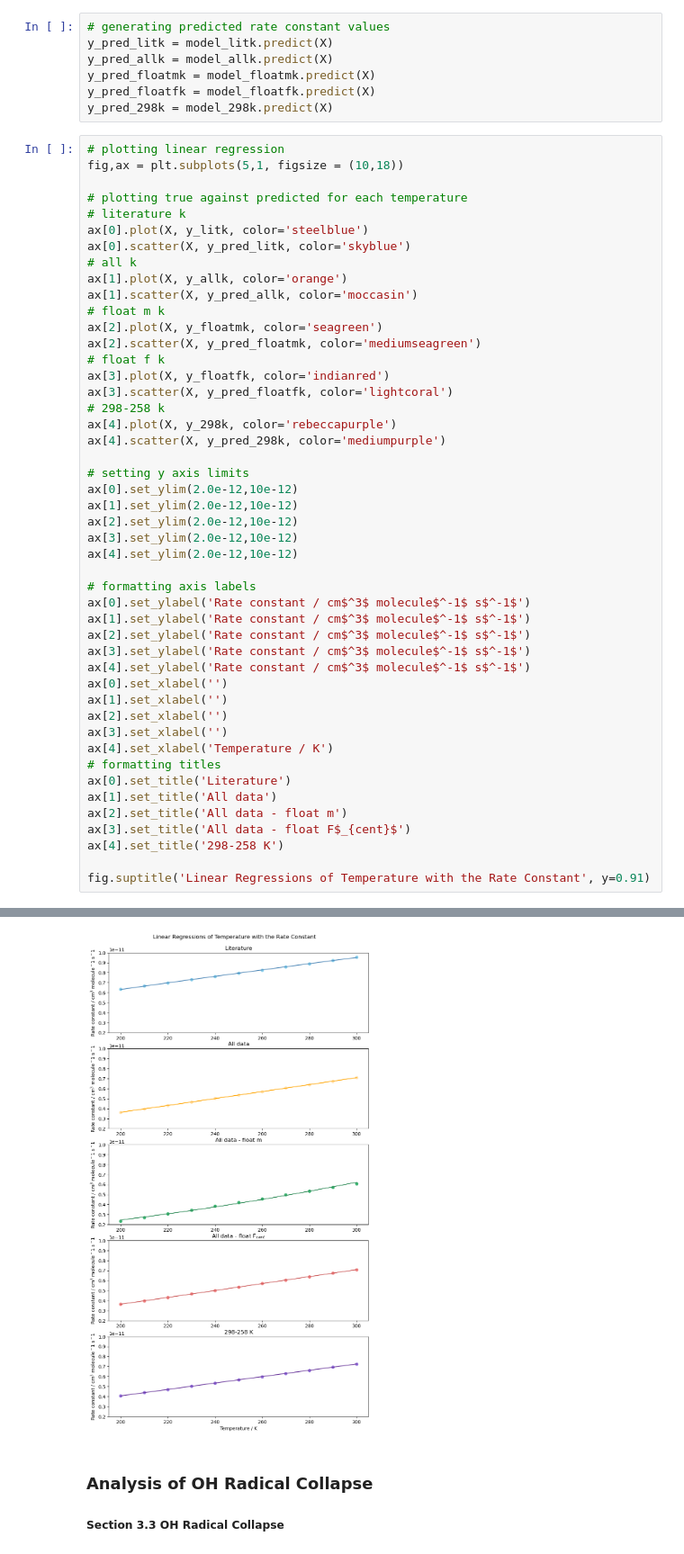
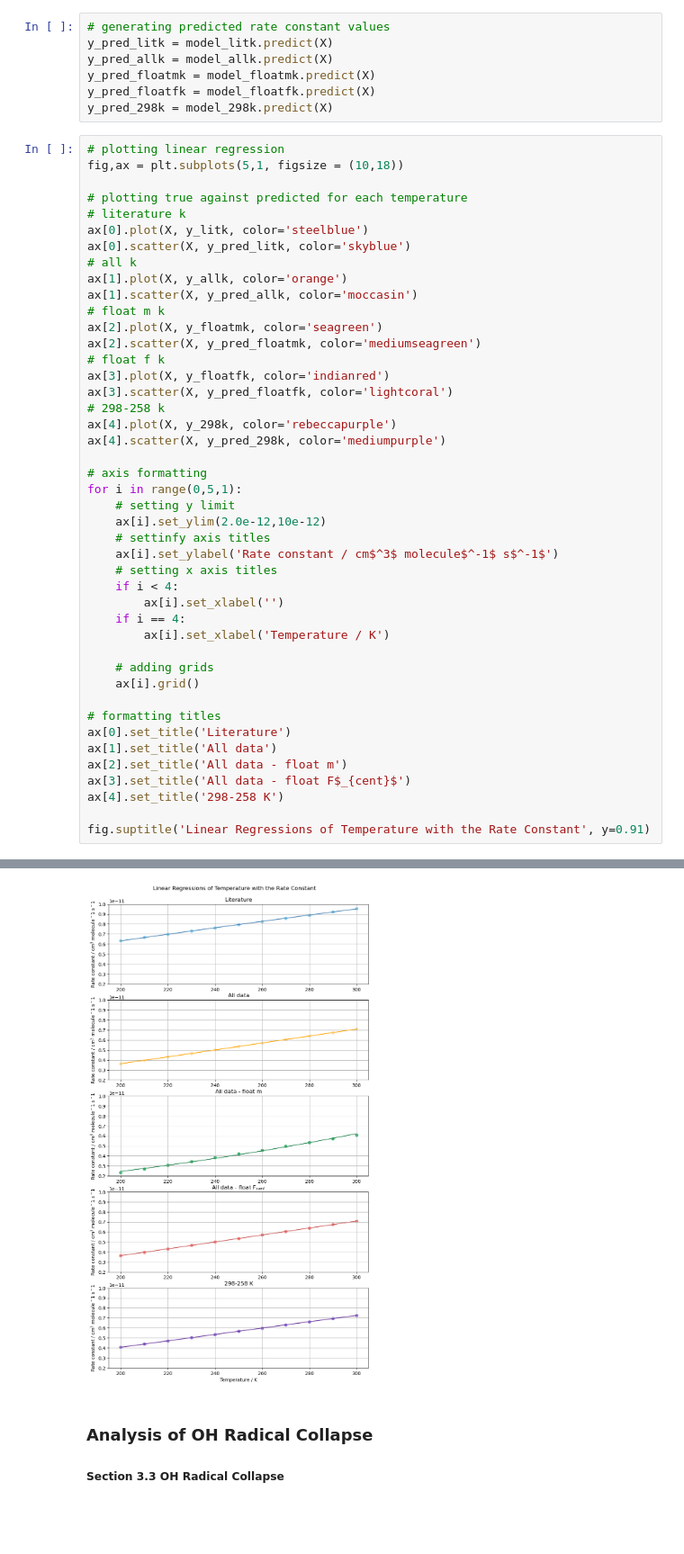
Before and after one commit to annie2234/A-K-OHNO-Thesis, a Jupyter notebook: Analysis.ipynb, the cells around one changed output, grey strips where cells are left out. Shown at 90% size. Cells and saved outputs as stored; diff of their text form; blank space fills up the shorter version.

```diff
--- a/Analysis.ipynb
+++ b/Analysis.ipynb
@@ -529,51 +530,48 @@ y_pred_298k = model_298k.predict(X)
 fig,ax = plt.subplots(5,1, figsize = (10,18))
 
 # plotting true against predicted for each temperature
 # literature k
 ax[0].plot(X, y_litk, color='steelblue')
 ax[0].scatter(X, y_pred_litk, color='skyblue')
 # all k
 ax[1].plot(X, y_allk, color='orange')
 ax[1].scatter(X, y_pred_allk, color='moccasin')
 # float m k
 ax[2].plot(X, y_floatmk, color='seagreen')
 ax[2].scatter(X, y_pred_floatmk, color='mediumseagreen')
 # float f k
 ax[3].plot(X, y_floatfk, color='indianred')
 ax[3].scatter(X, y_pred_floatfk, color='lightcoral')
 # 298-258 k
 ax[4].plot(X, y_298k, color='rebeccapurple')
 ax[4].scatter(X, y_pred_298k, color='mediumpurple')
 
-# setting y axis limits
-ax[0].set_ylim(2.0e-12,10e-12)
-ax[1].set_ylim(2.0e-12,10e-12)
-ax[2].set_ylim(2.0e-12,10e-12)
-ax[3].set_ylim(2.0e-12,10e-12)
-ax[4].set_ylim(2.0e-12,10e-12)
+# axis formatting
+for i in range(0,5,1):
+    # setting y limit
+    ax[i].set_ylim(2.0e-12,10e-12)
+    # settinfy axis titles
+    ax[i].set_ylabel('Rate constant / cm$^3$ molecule$^-1$ s$^-1$')
+    # setting x axis titles
+    if i < 4:
+        ax[i].set_xlabel('')
+    if i == 4:
+        ax[i].set_xlabel('Temperature / K')
 
-# formatting axis labels
-ax[0].set_ylabel('Rate constant / cm$^3$ molecule$^-1$ s$^-1$')
-ax[1].set_ylabel('Rate constant / cm$^3$ molecule$^-1$ s$^-1$')
-ax[2].set_ylabel('Rate constant / cm$^3$ molecule$^-1$ s$^-1$')
-ax[3].set_ylabel('Rate constant / cm$^3$ molecule$^-1$ s$^-1$')
-ax[4].set_ylabel('Rate constant / cm$^3$ molecule$^-1$ s$^-1$')
-ax[0].set_xlabel('')
-ax[1].set_xlabel('')
-ax[2].set_xlabel('')
-ax[3].set_xlabel('')
-ax[4].set_xlabel('Temperature / K')
+    # adding grids
+    ax[i].grid()
+
 # formatting titles
 ax[0].set_title('Literature')
 ax[1].set_title('All data')
 ax[2].set_title('All data - float m')
 ax[3].set_title('All data - float F$_{cent}$')
 ax[4].set_title('298-258 K')
 
 fig.suptitle('Linear Regressions of Temperature with the Rate Constant', y=0.91)
 # %% [output]
 Text(0.5, 0.91, 'Linear Regressions of Temperature with the Rate Constant')
-[figure, old version]
+[figure, new version]
 # %% [markdown]
 ### Analysis of OH Radical Collapse
 ##### Section 3.3 OH Radical Collapse
```
Also changed, not shown: parts of 52 cells of this notebook, 5 other files.
